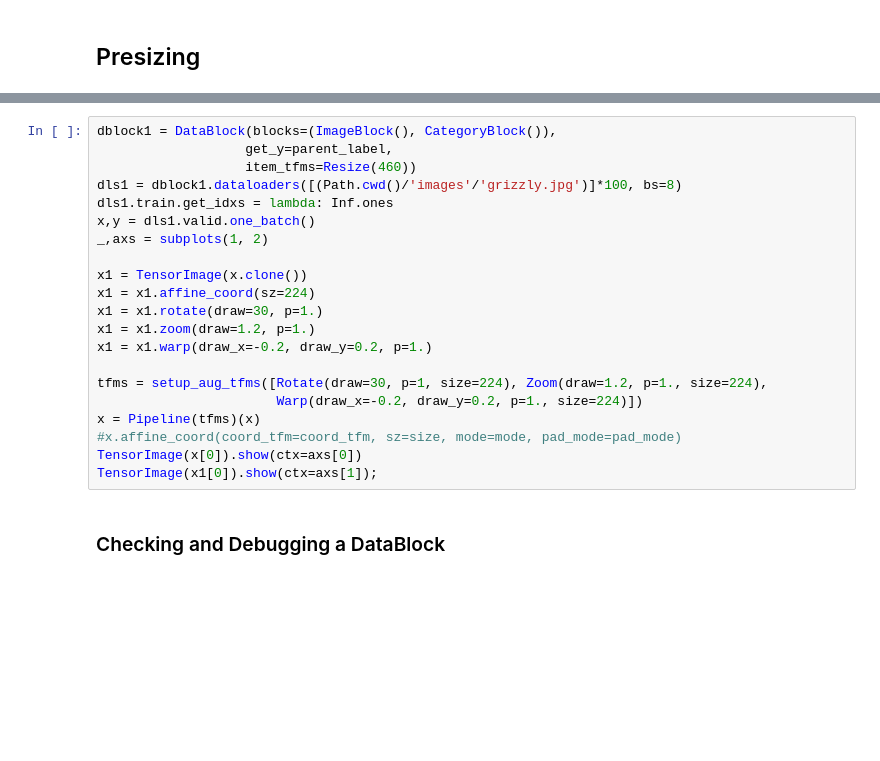
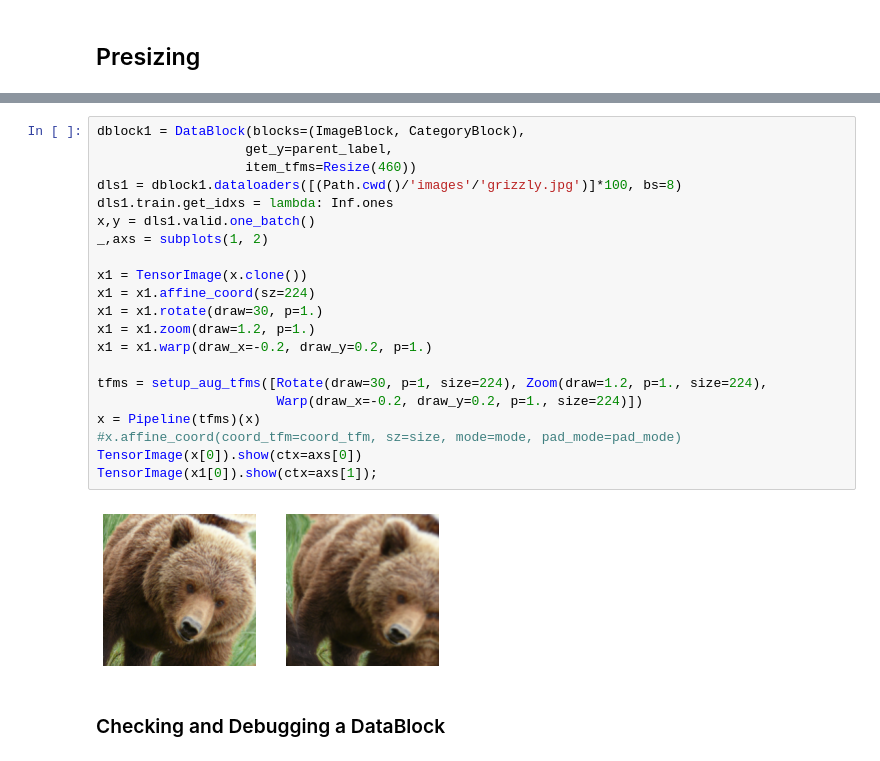
Before and after one commit to fhdbbk/fastai-1, a Jupyter notebook: 04_pet_breeds.ipynb, the cells around one changed output, grey strips where cells are left out. Saved outputs shown, nothing was run; the diff lists cells and outputs as text; blank space fills up the shorter version.

```diff
--- a/04_pet_breeds.ipynb
+++ b/04_pet_breeds.ipynb
@@ -95,24 +135,26 @@ random.uniform(0.08, 1.0)
 # %%
-dblock1 = DataBlock(blocks=(ImageBlock(), CategoryBlock()),
+dblock1 = DataBlock(blocks=(ImageBlock, CategoryBlock),
                    get_y=parent_label,
                    item_tfms=Resize(460))
 dls1 = dblock1.dataloaders([(Path.cwd()/'images'/'grizzly.jpg')]*100, bs=8)
 dls1.train.get_idxs = lambda: Inf.ones
 x,y = dls1.valid.one_batch()
 _,axs = subplots(1, 2)
 
 x1 = TensorImage(x.clone())
 x1 = x1.affine_coord(sz=224)
 x1 = x1.rotate(draw=30, p=1.)
 x1 = x1.zoom(draw=1.2, p=1.)
 x1 = x1.warp(draw_x=-0.2, draw_y=0.2, p=1.)
 
 tfms = setup_aug_tfms([Rotate(draw=30, p=1, size=224), Zoom(draw=1.2, p=1., size=224),
                        Warp(draw_x=-0.2, draw_y=0.2, p=1., size=224)])
 x = Pipeline(tfms)(x)
 #x.affine_coord(coord_tfm=coord_tfm, sz=size, mode=mode, pad_mode=pad_mode)
 TensorImage(x[0]).show(ctx=axs[0])
 TensorImage(x1[0]).show(ctx=axs[1]);
+# %% [output]
+[figure, added]
 # %% [markdown]
 ### Checking and Debugging a DataBlock
 # %%
```
Also changed, not shown: parts of 13 cells of this notebook.
